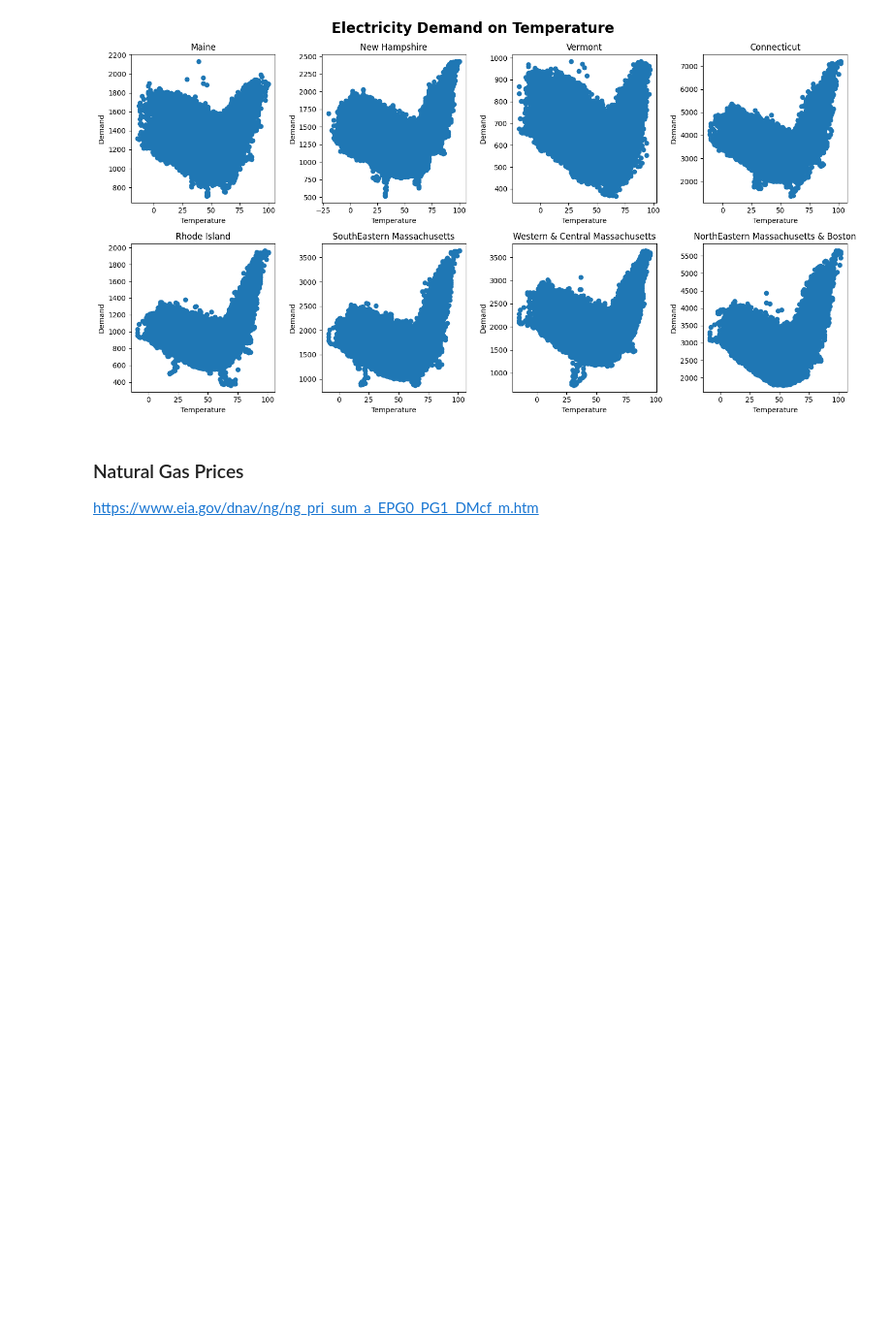
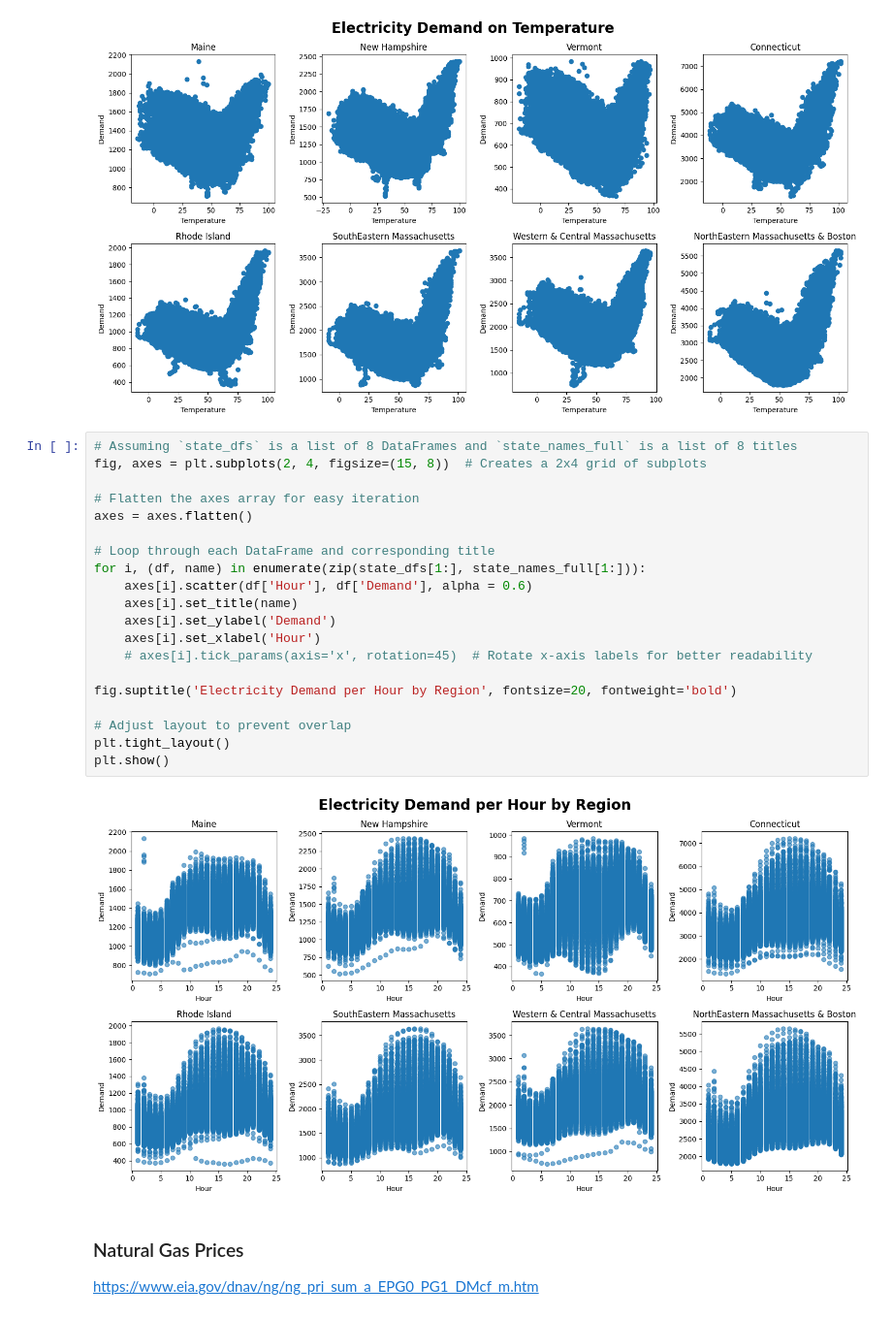
Before and after one commit to kevivuu/ECON323-project, a Jupyter notebook: Final Project.ipynb, the cells around one changed output. Shown: that part at 97% size. Saved outputs shown, nothing was run; the diff lists cells and outputs as text; blank space fills up the shorter version.

```diff
--- a/Final Project.ipynb
+++ b/Final Project.ipynb
@@ -123,6 +143,28 @@ plt.tight_layout()
 plt.show()
 # %% [output]
 [figure]
+# %%
+# Assuming `state_dfs` is a list of 8 DataFrames and `state_names_full` is a list of 8 titles
+fig, axes = plt.subplots(2, 4, figsize=(15, 8))  # Creates a 2x4 grid of subplots
+
+# Flatten the axes array for easy iteration
+axes = axes.flatten()
+
+# Loop through each DataFrame and corresponding title
+for i, (df, name) in enumerate(zip(state_dfs[1:], state_names_full[1:])):
+    axes[i].scatter(df['Hour'], df['Demand'], alpha = 0.6)
+    axes[i].set_title(name)
+    axes[i].set_ylabel('Demand')
+    axes[i].set_xlabel('Hour')
+    # axes[i].tick_params(axis='x', rotation=45)  # Rotate x-axis labels for better readability
+
+fig.suptitle('Electricity Demand per Hour by Region', fontsize=20, fontweight='bold')
+
+# Adjust layout to prevent overlap
+plt.tight_layout()
+plt.show()
+# %% [output]
+[figure, added]
 # %% [markdown]
 ### Natural Gas Prices
 
```
Also changed, not shown: parts of 5 cells of this notebook.
